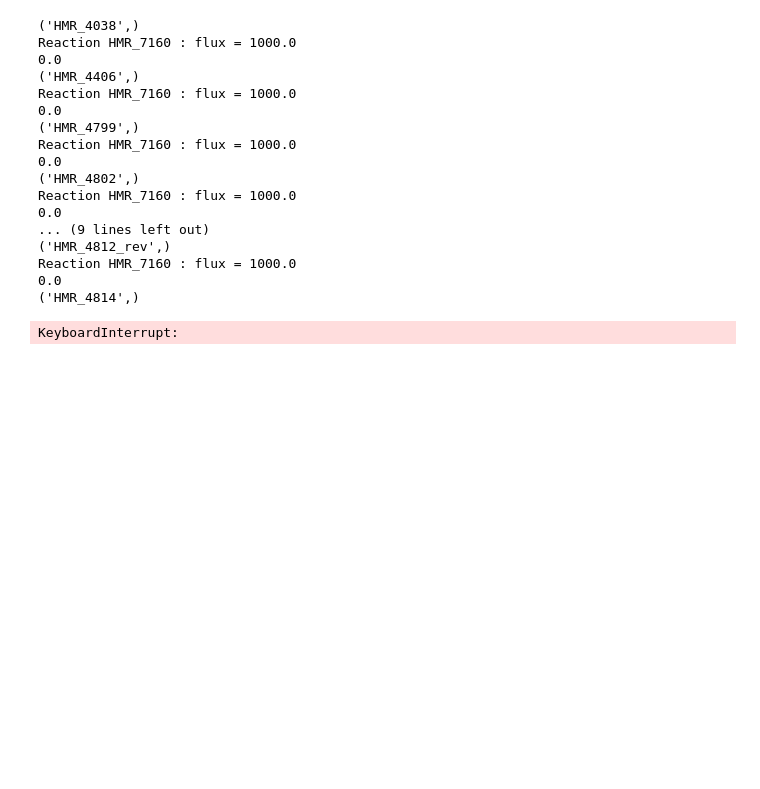
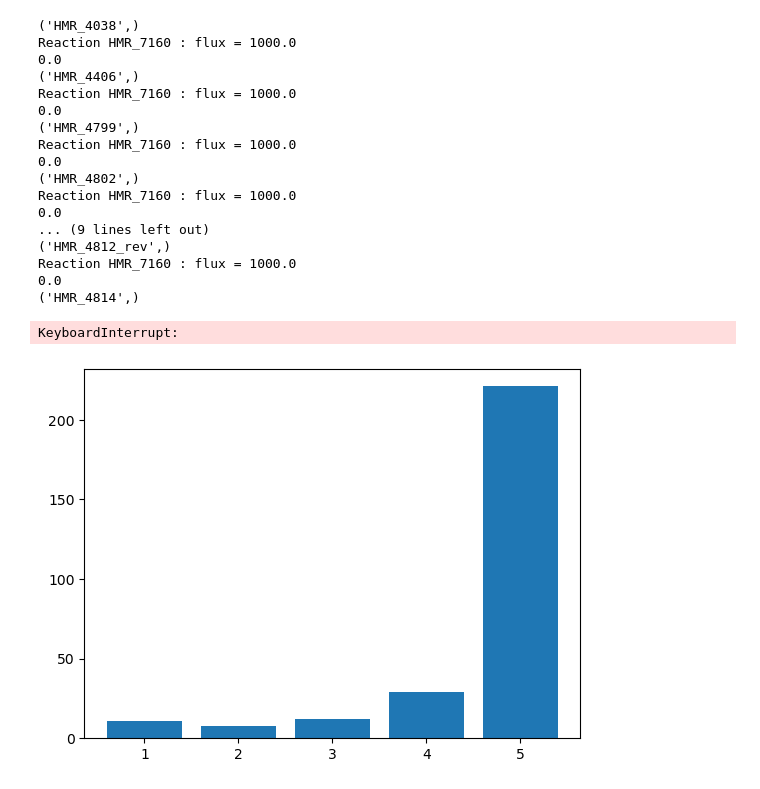
Before and after one commit to JoPkb/RBA_cutsets, a Jupyter notebook: aspmcs/code/test_cutsets.ipynb, the cells around one changed output. Saved outputs shown, nothing was run; the diff lists cells and outputs as text; code cells hidden in the pictures; blank space fills up the shorter version.

Commit message:
Vérification des cutsets

```diff
--- a/aspmcs/code/test_cutsets.ipynb
+++ b/aspmcs/code/test_cutsets.ipynb
@@ -86,22 +77,0 @@ KeyboardInterrupt:
-# %%
-i = 0
-for cutset in decompressed_cs_list:
-    #print(f"Cutset n°{i} with reactions : \n{cutset}")
-    j = 0
-    for decomp_reac in decompressed_cs_list:
-        #print(f"\nReaction {j} of the cutset : {decomp_reac}")
-        for reactions_id in decomp_reac:
-            for rid in reactions_id:
-                if rid.endswith("rev"):
-                    rid = rid[:-4]
-                try:
-                    h_c.reactions.get_by_id(rid).bounds = (0.0,0.0)
-                    h_c.objective = "HMR_9728"
-                    sol = h_c.optimize()
-                    print(sol.objective_value)
-                    print(rid)
-                except KeyError:
-                    pass
-        j+=1
-
-    i+=1
@@ -619,0 +710,25 @@ KeyboardInterrupt:
+# %%
+compressed_cutsets_run1 = u.parse_output("../results/vanilla_run/output_mcs_vanilla_1.txt")
+compressed_cutsets_run2 = u.parse_output("../results/vanilla_run/output_mcs_vanilla_2.txt")
+compressed_cutsets_run3 = u.parse_output("../results/vanilla_run/output_mcs_vanilla_3.txt")
+# %%
+len_cutsets_counter_dict = {}
+compressed_cutsets_no_dup = []
+for cutset in compressed_cutsets_run1:
+    if cutset in compressed_cutsets_no_dup:
+        continue
+    else:
+        compressed_cutsets_no_dup.append(cutset)
+
+for cutset in compressed_cutsets_no_dup:
+    len_cutsets_counter_dict[len(cutset)] = len_cutsets_counter_dict.get(len(cutset), 0) + 1
+# %%
+# Compressé
+x = len_cutsets_counter_dict.keys()
+y = len_cutsets_counter_dict.values()
+
+fig, ax = plt.subplots()
+ax.bar(x, y)
+plt.show()
+# %% [output]
+[figure, added]
```
Also changed, not shown: parts of 22 cells of this notebook, 1 other file.
